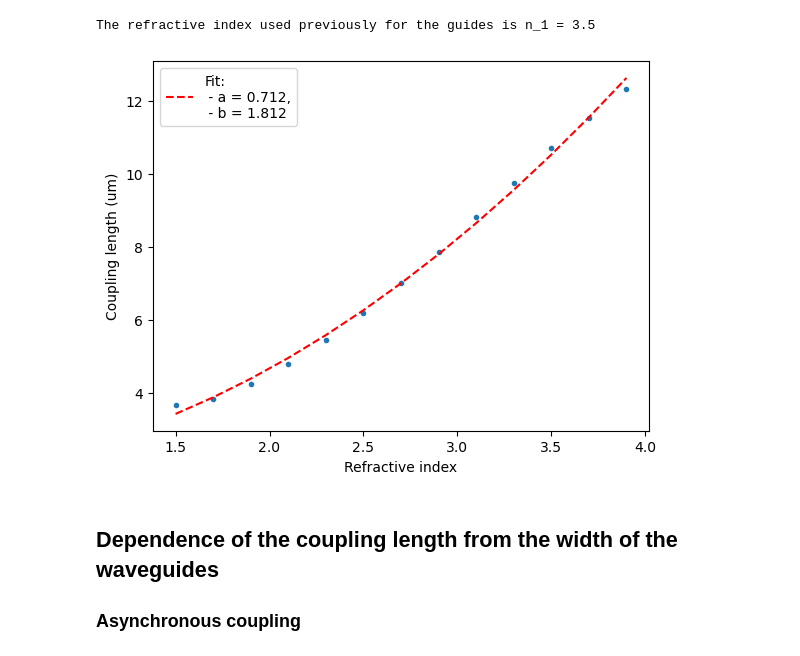
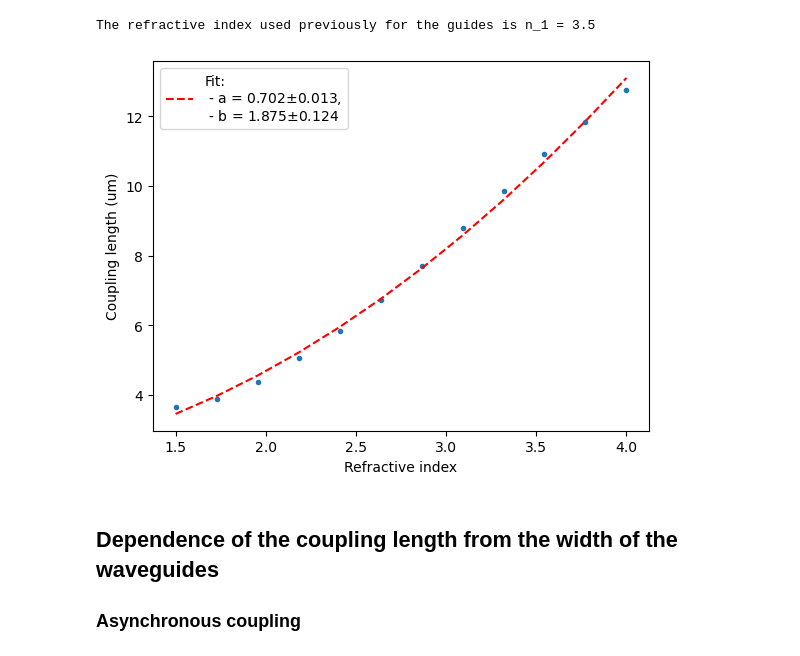
Before and after one commit to elife00/LabPh-Sim, a Jupyter notebook: Coupler/Coupler.ipynb, the cells around one changed output. Saved outputs shown, nothing was run; the diff lists cells and outputs as text; code cells hidden in the pictures.

Commit message:
Add coupling lenght and power transfer dependence from the asymmetry. Add error on the fit parameters

```diff
--- a/Coupler/Coupler.ipynb
+++ b/Coupler/Coupler.ipynb
@@ -290,7 +293,7 @@ plot=False
 freq = np.fft.fftfreq(x_dim*resolution, d=1/resolution)
 
 # for gap in np.arange(0.05, 0.1, 0.005):
-for gap in np.logspace(start=np.log10(0.01), stop=np.log10(0.1), num = 22):
+for gap in np.logspace(start=np.log10(0.01), stop=np.log10(0.1), num = 30):
     sim.reset_meep()
     geometry = [
         mp.Block(
@@ -372,12 +375,16 @@ for gap in np.logspace(start=np.log10(0.01), stop=np.log10(0.1), num = 22):
 def fit_exp(x, A, q, c):
     return A * np.exp(q * x) + c
 # %%
-popt, _ = curve_fit(fit_exp, gap_len, coupling_len, p0=[1, 1, 7])
+popt, pcov = curve_fit(fit_exp, gap_len, coupling_len, p0=[1, 1, 7])
+d_A = np.sqrt(pcov[0][0])
+d_q = np.sqrt(pcov[1][1])
+d_c = np.sqrt(pcov[2][2])
 
 fig, ax = plt.subplots(1, 1)
 ax.plot(gap_len, coupling_len, '.')
 fit_coupling_length = [fit_exp(gg, *popt) for gg in gap_len]
-ax.plot(gap_len, fit_coupling_length, 'r--', label='Fit:\n - A = %5.5f,\n - q = %5.3f,\n - c = %5.3f' % tuple(popt))
+ax.plot(gap_len, fit_coupling_length, 'r--',
+        label='Fit:\n - A = %5.5f$\pm$%5.5f,\n - q = %5.3f$\pm$%5.3f,\n - c = %5.3f$\pm$%5.3f' % tuple([popt[0], d_A, popt[1], d_q, popt[2], d_c]))
 
 ax.set_xlabel('Gap (um)')
 ax.set_ylabel('Coupling length (um)')
@@ -408,7 +415,7 @@ source = [
         size=mp.Vector3(0, 0.8 * WG_width, 0))
     ]
 
-for ind in np.arange(1.5, 4, 0.2):
+for ind in np.linspace(1.5, 4, 12):
     sim.reset_meep()
     # Definition of the coupled waveguide
     geometry = [
@@ -483,20 +490,22 @@ for ind in np.arange(1.5, 4, 0.2):
 def fit_poly_2 (x, a, b):
     return a * x**2 + b
 # %%
-popt2, _ = curve_fit(fit_poly_2, ref_index, coupling_len2, p0=[1, 0])
+popt2, pcov2 = curve_fit(fit_poly_2, ref_index, coupling_len2, p0=[1, 0])
+d_a = np.sqrt(pcov2[0][0])
+d_b = np.sqrt(pcov2[1][1])
 
 fig, ax = plt.subplots(1, 1)
 ax.plot(ref_index, coupling_len2, '.')
 fit_coupling_length2 = [fit_poly_2(ind, *popt2) for ind in ref_index]
-ax.plot(ref_index, fit_coupling_length2, 'r--', label='Fit:\n - a = %5.3f,\n - b = %5.3f' % tuple(popt2))
+ax.plot(ref_index, fit_coupling_length2, 'r--', label='Fit:\n - a = %5.3f$\pm$%5.3f,\n - b = %5.3f$\pm$%5.3f' % tuple([popt2[0], d_a, popt2[1], d_b]))
 
 ax.set_xlabel('Refractive index')
 ax.set_ylabel('Coupling length (um)')
 
 plt.legend()
 plt.show()
 # %% [output]
-[figure, old version]
+[figure, new version]
 # %% [markdown]
 ## Dependence of the coupling length from the width of the waveguides
 
```
Also changed, not shown: parts of 9 cells of this notebook.
